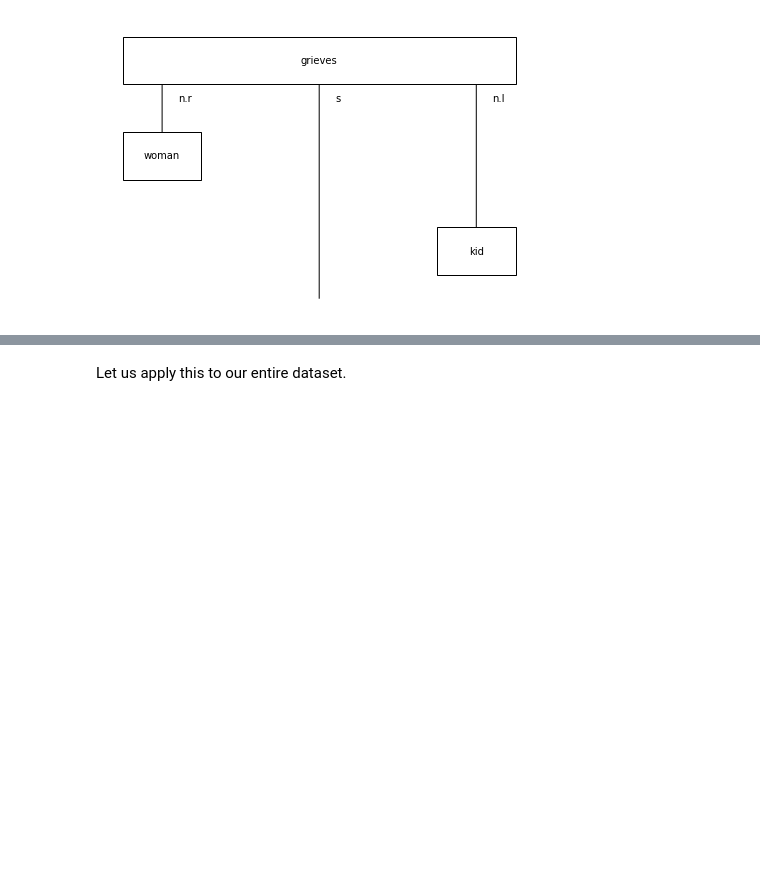
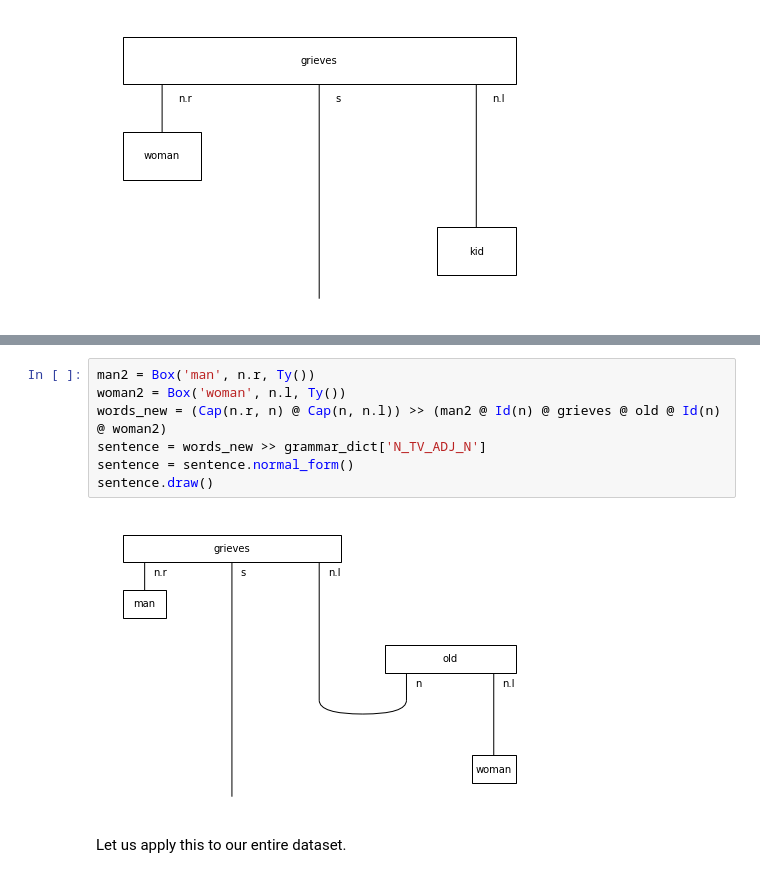
Before and after one commit to PaulaGarciaMolina/QNLP_Qiskit_Hackathon, a Jupyter notebook: sentiment_analysis/sentiment_analysis_iqp.ipynb, the cells around one changed output, grey strips where cells are left out. Cells and saved outputs as stored; diff of their text form; blank space fills up the shorter version.

```diff
--- a/sentiment_analysis/sentiment_analysis_iqp.ipynb
+++ b/sentiment_analysis/sentiment_analysis_iqp.ipynb
@@ -205,3 +244,12 @@ sentence.draw()
+# %%
+man2 = Box('man', n.r, Ty())
+woman2 = Box('woman', n.l, Ty())
+words_new = (Cap(n.r, n) @ Cap(n, n.l)) >> (man2 @ Id(n) @ grieves @ old @ Id(n) @ woman2)
+sentence = words_new >> grammar_dict['N_TV_ADJ_N']
+sentence = sentence.normal_form()
+sentence.draw()
+# %% [output]
+[figure, added]
 # %% [markdown]
 Let us apply this to our entire dataset.
 # %%
```
Also changed, not shown: parts of 15 cells of this notebook.
